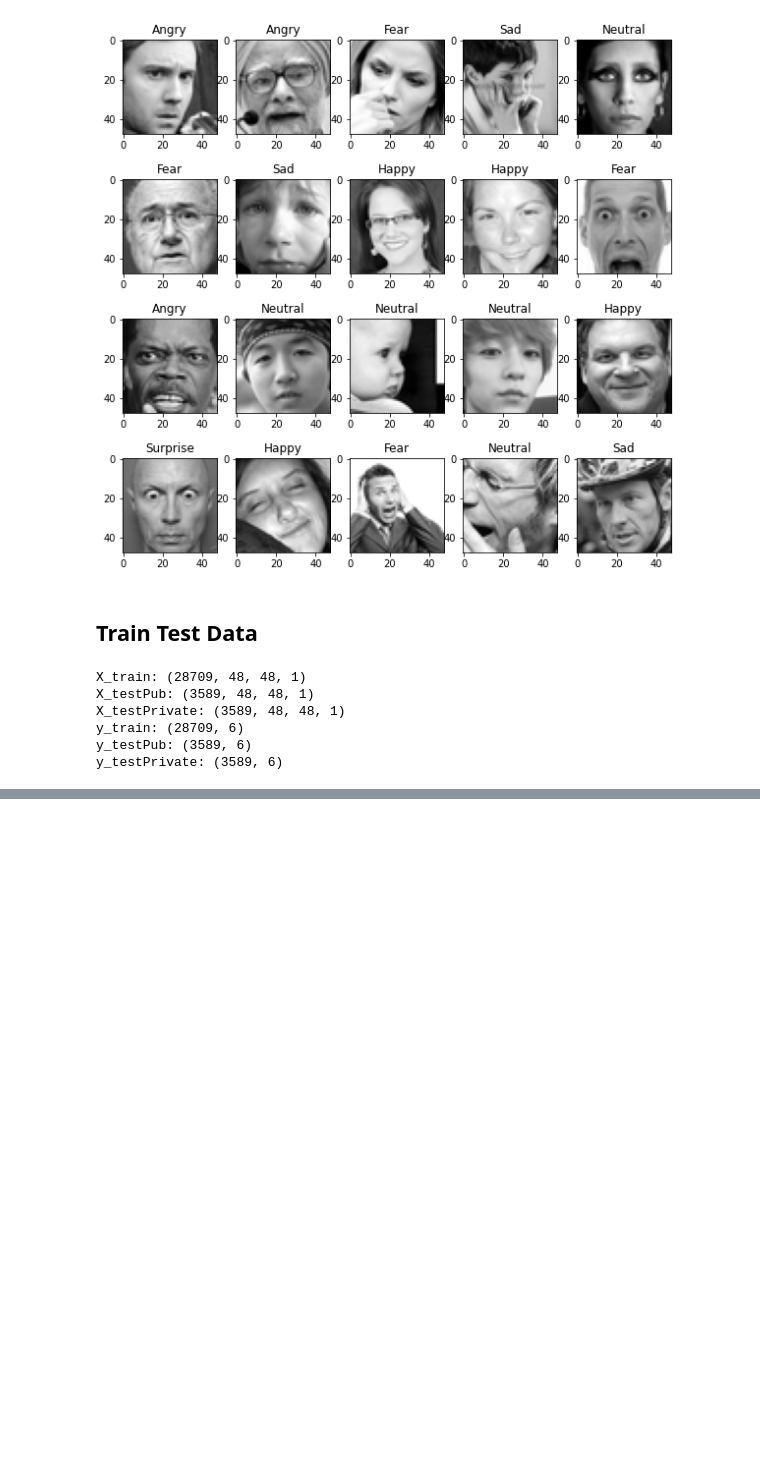
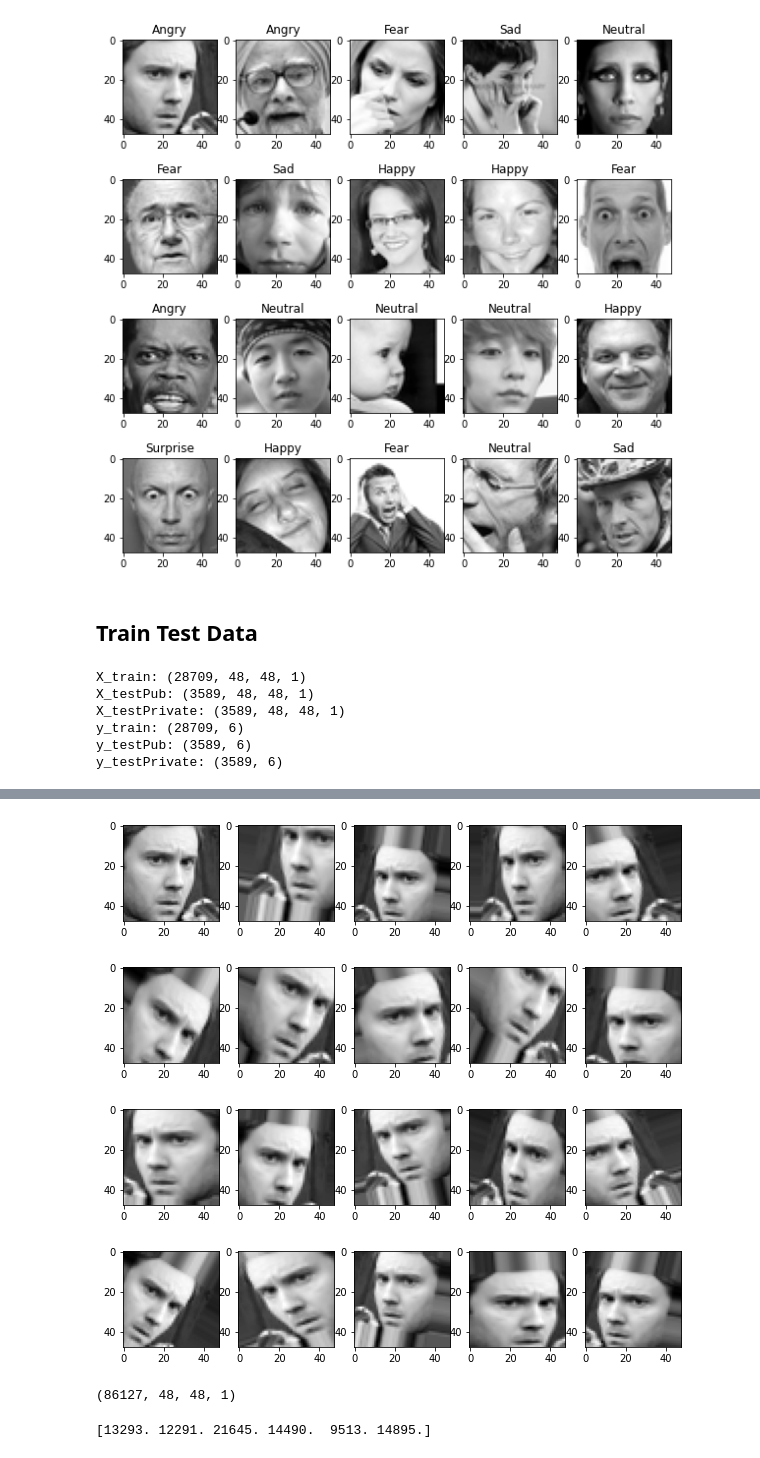
Before and after one commit to tuananh0305/Facial_Expression_Recognition, a Jupyter notebook: Facial_Expression_Recognition.ipynb, the cells around one changed output, grey strips where cells are left out. Saved outputs shown, nothing was run; the diff lists cells and outputs as text; code cells hidden in the pictures; blank space fills up the shorter version.

```diff
--- a/Facial_Expression_Recognition.ipynb
+++ b/Facial_Expression_Recognition.ipynb
@@ -283,0 +296,34 @@ weighted avg       0.64      0.61      0.62      3589
+# %%
+datagen = ImageDataGenerator(
+        rotation_range=30,
+        width_shift_range=0.2,
+        height_shift_range=0.2,
+        shear_range=0.2,
+        zoom_range=0.2,
+        horizontal_flip=True,
+        fill_mode='nearest')
+
+sample_img = X_train[0].reshape(1,48,48,1)
+datagen.fit(sample_img)
+num_batches = 19
+generated_sample = sample_img
+
+for images in datagen.flow(sample_img, batch_size = 1):
+    if (num_batches == 0):
+        break
+    generated_sample = np.append(generated_sample, images, axis=0)
+    num_batches = num_batches - 1
+# %%
+# show some images
+showed_imgs = generated_sample
+
+fig=plt.figure(figsize=(10,10))
+rows=4
+colums=5
+for i in range(20):
+    img = showed_imgs[i]
+    ax = plt.subplot(rows,colums,i+1)
+    ax.imshow(img[:,:,0], cmap='gray')
+plt.show()
+# %% [output]
+[figure, added]
@@ -283,0 +342,8 @@ weighted avg       0.64      0.61      0.62      3589
+# %%
+print(generatedX_train.shape)
+# %% [output]
+(86127, 48, 48, 1)
+# %%
+print(generatedy_train.sum(axis=0))
+# %% [output]
+[13293. 12291. 21645. 14490.  9513. 14895.]
```
Also changed, not shown: parts of 16 cells of this notebook.
